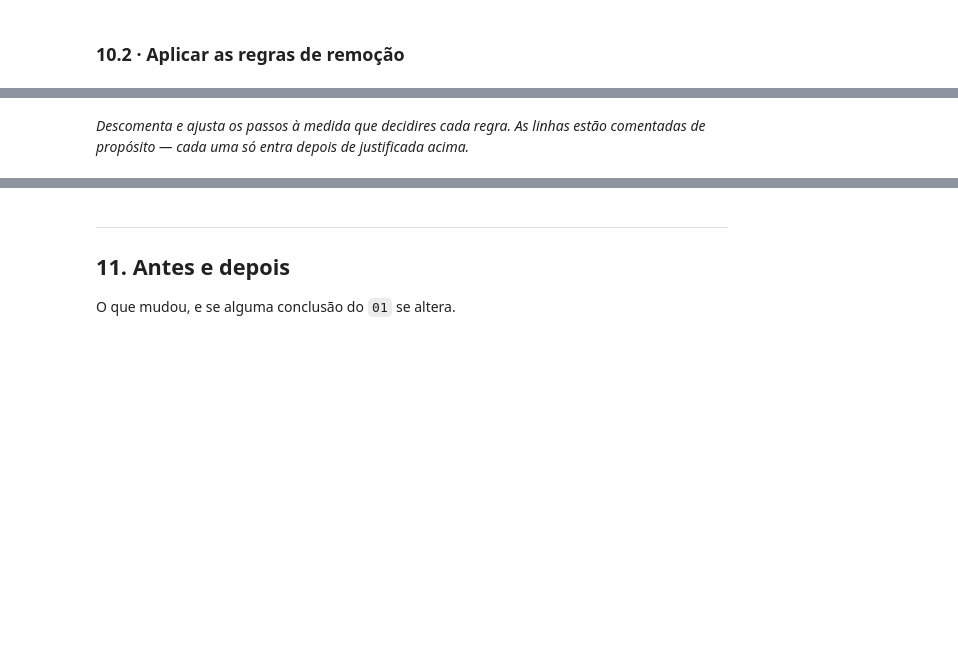
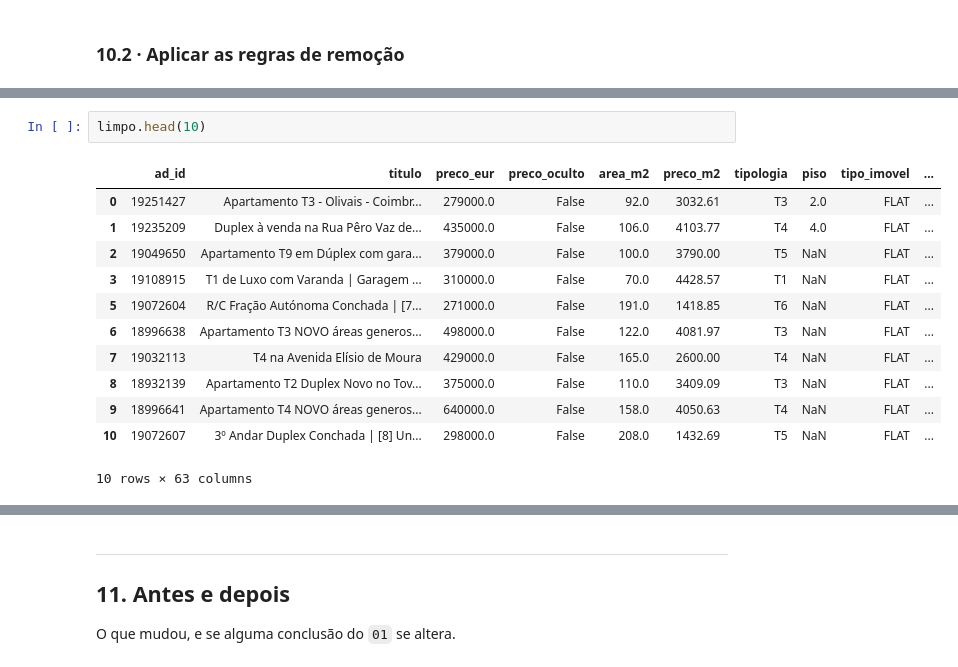
Before and after one commit to goncalo6167/Projeto-Portefolio, a Jupyter notebook: notebooks/02_limpeza.ipynb, the cells around one changed output, grey strips where cells are left out. Saved outputs shown, nothing was run; the diff lists cells and outputs as text; blank space fills up the shorter version.

```diff
--- a/notebooks/02_limpeza.ipynb
+++ b/notebooks/02_limpeza.ipynb
@@ -1067,3 +1158,15 @@ limpo = limpar(derivado, FALSO_POSITIVO)
-# %% [markdown]
-*Descomenta e ajusta os passos à medida que decidires cada regra. As linhas
-estão comentadas de propósito — cada uma só entra depois de justificada acima.*
+# %%
+limpo.head(10)
+# %% [output]
+|  | ad_id | titulo | preco_eur | preco_oculto | area_m2 | preco_m2 | tipologia | piso | tipo_imovel | ... |
+| 0 | 19251427 | Apartamento T3 - Olivais - Coimbr... | 279000.0 | False | 92.0 | 3032.61 | T3 | 2.0 | FLAT | ... |
+| 1 | 19235209 | Duplex à venda na Rua Pêro Vaz de... | 435000.0 | False | 106.0 | 4103.77 | T4 | 4.0 | FLAT | ... |
+| 2 | 19049650 | Apartamento T9 em Dúplex com gara... | 379000.0 | False | 100.0 | 3790.00 | T5 | NaN | FLAT | ... |
+| 3 | 19108915 | T1 de Luxo com Varanda | Garagem ... | 310000.0 | False | 70.0 | 4428.57 | T1 | NaN | FLAT | ... |
+| 5 | 19072604 | R/C Fração Autónoma Conchada | [7... | 271000.0 | False | 191.0 | 1418.85 | T6 | NaN | FLAT | ... |
+| 6 | 18996638 | Apartamento T3 NOVO áreas generos... | 498000.0 | False | 122.0 | 4081.97 | T3 | NaN | FLAT | ... |
+| 7 | 19032113 | T4 na Avenida Elísio de Moura | 429000.0 | False | 165.0 | 2600.00 | T4 | NaN | FLAT | ... |
+| 8 | 18932139 | Apartamento T2 Duplex Novo no Tov... | 375000.0 | False | 110.0 | 3409.09 | T3 | NaN | FLAT | ... |
+| 9 | 18996641 | Apartamento T4 NOVO áreas generos... | 640000.0 | False | 158.0 | 4050.63 | T4 | NaN | FLAT | ... |
+| 10 | 19072607 | 3º Andar Duplex Conchada | [8] Un... | 298000.0 | False | 208.0 | 1432.69 | T5 | NaN | FLAT | ... |
+10 rows × 63 columns
```
Also changed, not shown: parts of 20 cells of this notebook, 2 other files.
